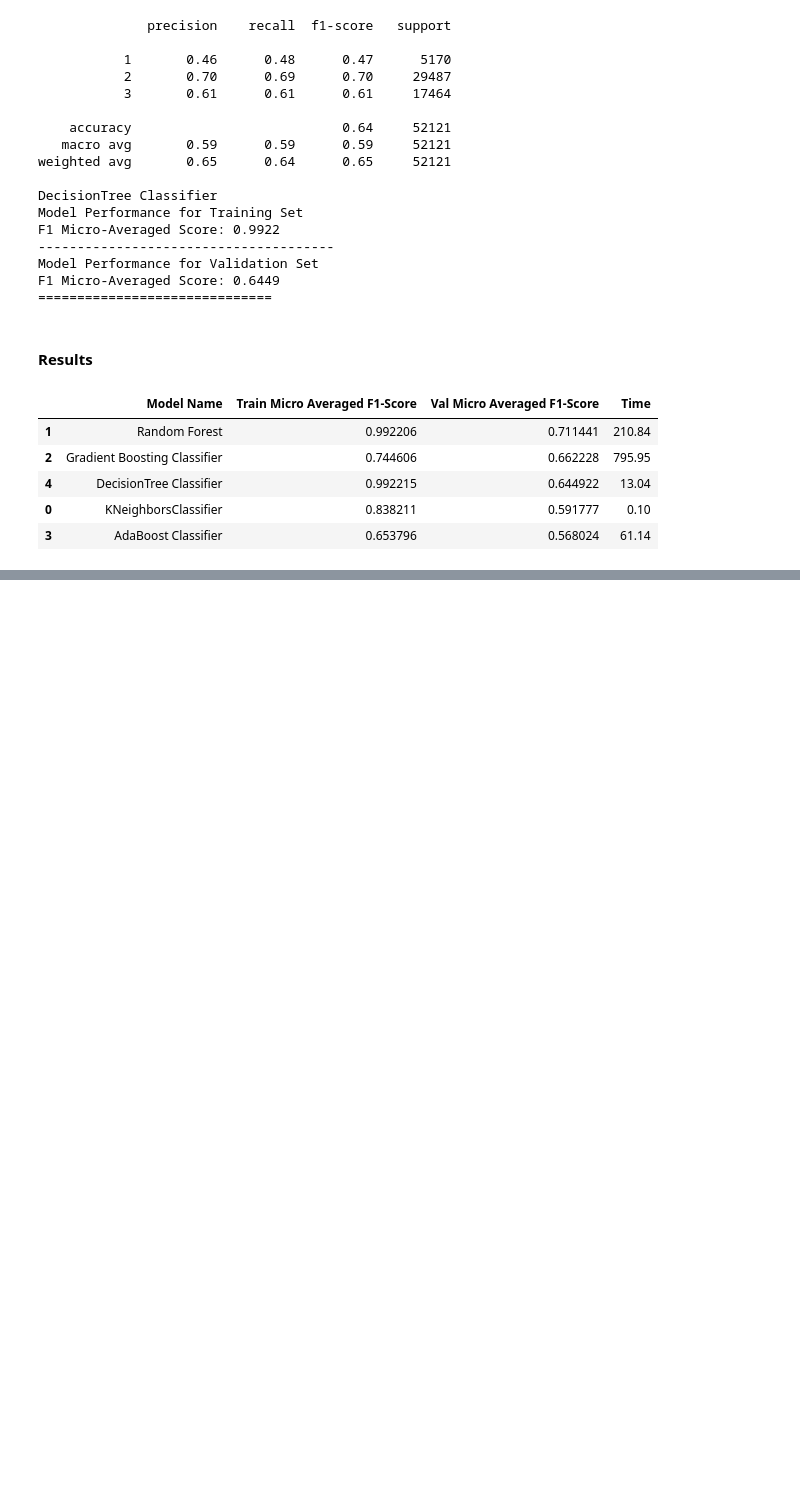
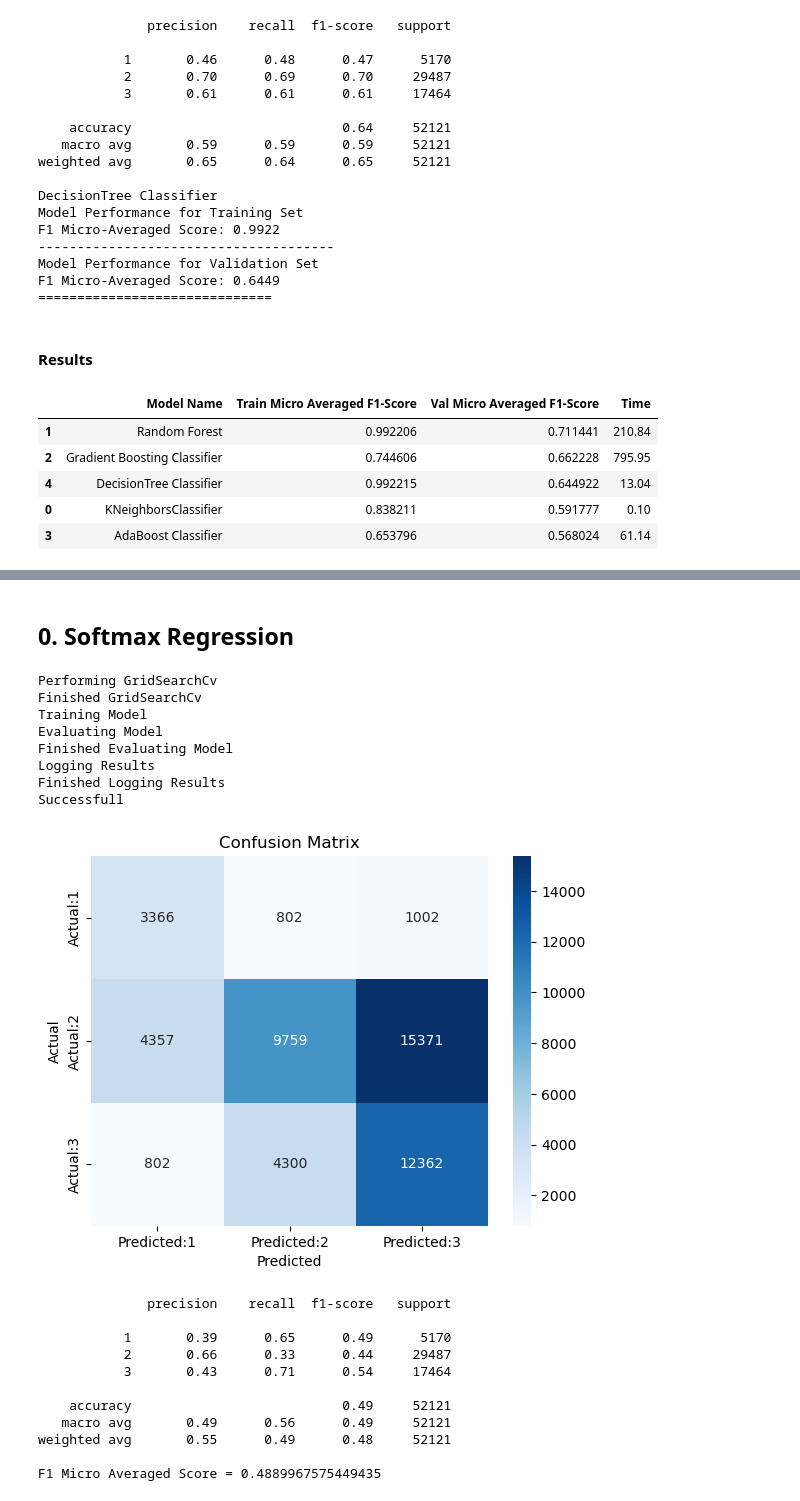
Before and after one commit to Bhandari008/house_damage_prediction, a Jupyter notebook: notebook/MODEL_TRAINING.ipynb, the cells around one changed output, grey strips where cells are left out. Cells and saved outputs as stored; diff of their text form; code cells hidden in the pictures; blank space fills up the shorter version.

Commit message:
performed softmax regression tuning

```diff
--- a/notebook/MODEL_TRAINING.ipynb
+++ b/notebook/MODEL_TRAINING.ipynb
@@ -561,0 +632,26 @@ results_smote
+# %%
+def grid_search_cv(estimator, param_grid):
+
+    print("Performing GridSearchCv")
+
+    grid_search = GridSearchCV(estimator=estimator, param_grid=param_grid)
+    grid_search.fit(X_train_smote, y_train_smote)
+    best_params = grid_search.best_params_
+    print("Finished GridSearchCv")
+    return best_params
+# %%
+def train_model(estimator, best_params, estimator_name):
+
+    print("Training Model")
+
+    best_estimator = estimator.set_params(**best_params)
+
+    best_estimator.fit(X_train_smote, y_train_smote)
+
+    f1_micro_train, f1_micro_val, _ , y_val_pred = evaluate_model(best_estimator)
+
+    log_results(best_params, best_estimator, estimator_name, f1_micro_train, f1_micro_val)
+
+    print("Successfull")
+
+    return y_val_pred
@@ -561,0 +674,42 @@ results_smote
+# %% [markdown]
+## 0. Softmax Regression
+# %%
+# Instantiating the model
+estimator = LogisticRegression(multi_class='multinomial', solver='lbfgs')
+
+# Setting parameter grid
+softmax_params = {
+    'C': [0.1, 1, 10],
+    'penalty': ['l2']
+}
+# %%
+estimator_name = "softmax_regressor"
+
+best_params = grid_search_cv(estimator, softmax_params)
+
+y_val_pred = train_model(estimator, best_params, estimator_name)
+
+f1_micro_score = plot_confusion_matrix(y_val, y_val_pred)
+
+print(f"F1 Micro Averaged Score = {f1_micro_score}")
+# %% [output]
+Performing GridSearchCv
+Finished GridSearchCv
+Training Model
+Evaluating Model
+Finished Evaluating Model
+Logging Results
+Finished Logging Results
+Successfull
+[figure, added]
+              precision    recall  f1-score   support
+
+           1       0.39      0.65      0.49      5170
+           2       0.66      0.33      0.44     29487
+           3       0.43      0.71      0.54     17464
+
+    accuracy                           0.49     52121
+   macro avg       0.49      0.56      0.49     52121
+weighted avg       0.55      0.49      0.48     52121
+
+F1 Micro Averaged Score = 0.4889967575449435
```
Also changed, not shown: parts of 23 cells of this notebook, 2 other files.
